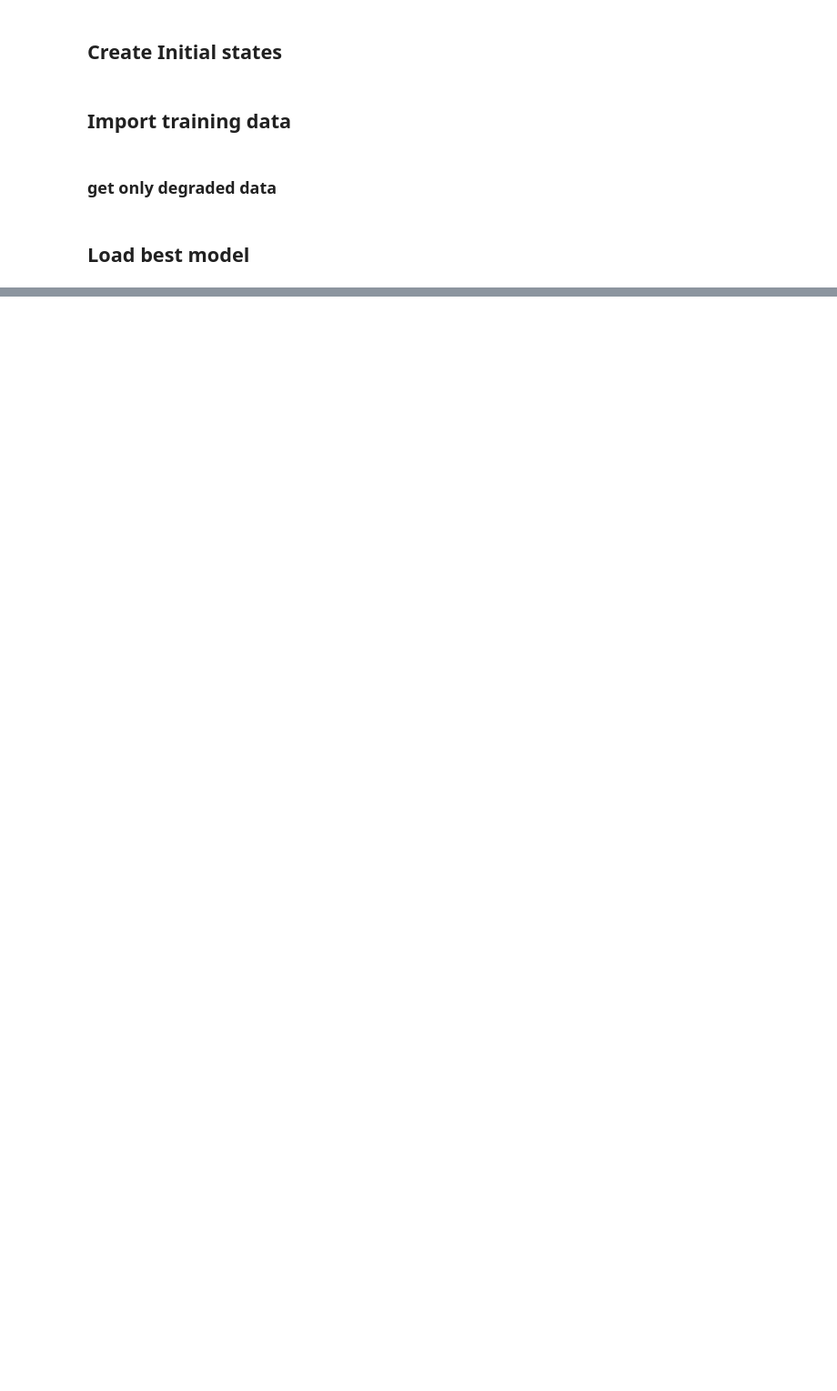
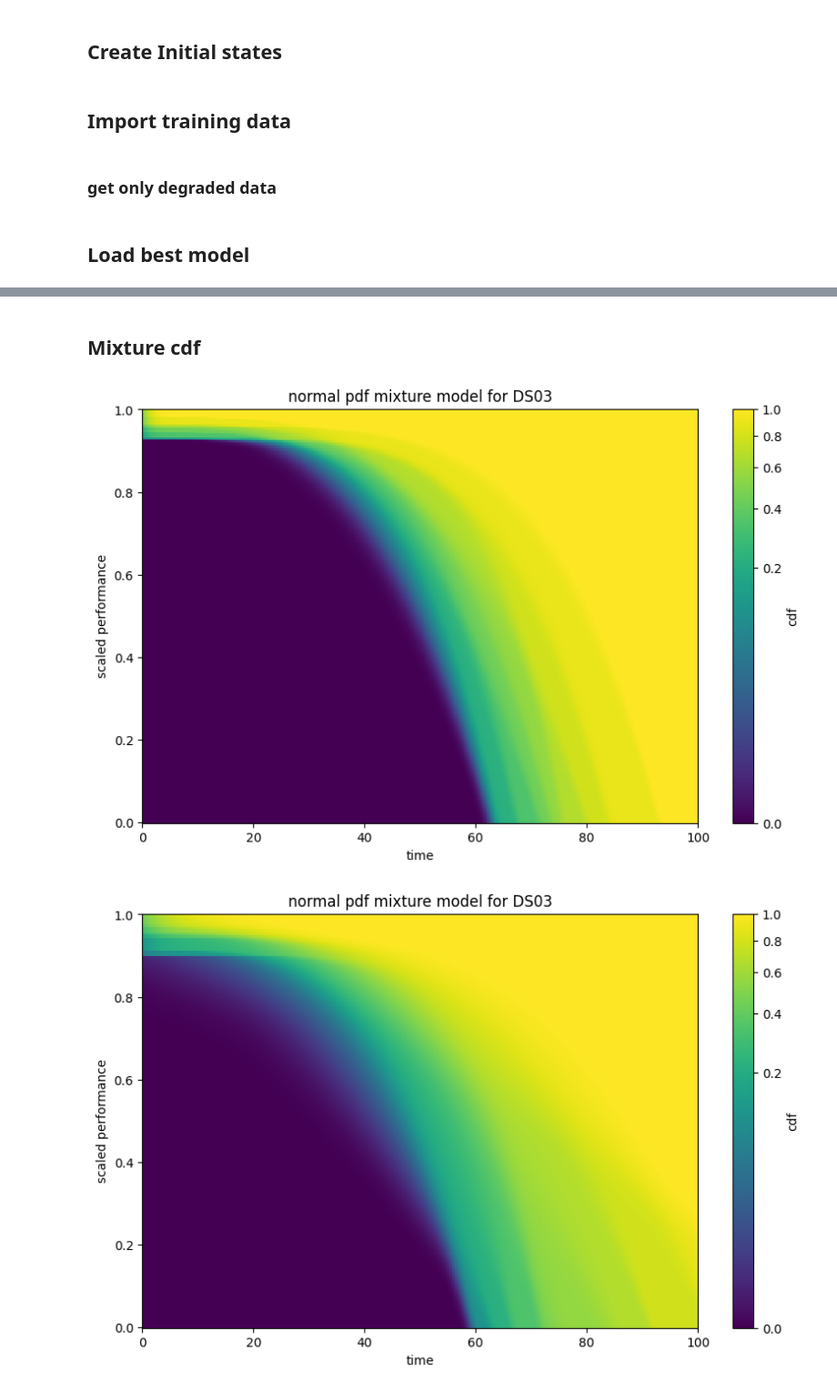
Before and after one commit to 4belito/deep-performance-rul, a Jupyter notebook: 5-mixture_model_plot.ipynb, the cells around one changed output, grey strips where cells are left out. Shown at 91% size. Saved outputs shown, nothing was run; the diff lists cells and outputs as text; code cells hidden in the pictures; blank space fills up the shorter version.

```diff
--- a/5-mixture_model_plot.ipynb
+++ b/5-mixture_model_plot.ipynb
@@ -78,0 +88,17 @@ for name, models in norm_models.items():
+# %% [markdown]
+## Mixture cdf
+# %%
+mixes: dict[str,MixtureDegModel]= {}
+for name, mix_model in mix_models.items():
+    ## Plot mix model cdf
+    ax=mix_model.plot_distribution(t, s,
+                    func="cdf",
+					title=f"normal pdf mixture model for {data_name}",
+					plot_mean=False,
+		)
+    # adjust and plot
+    ax.set_xlim([0, t.max()])
+    plt.show()
+# %% [output]
+[figure, added]
+[figure, added]
```
Also changed, not shown: parts of 8 cells of this notebook, 5 other files.
